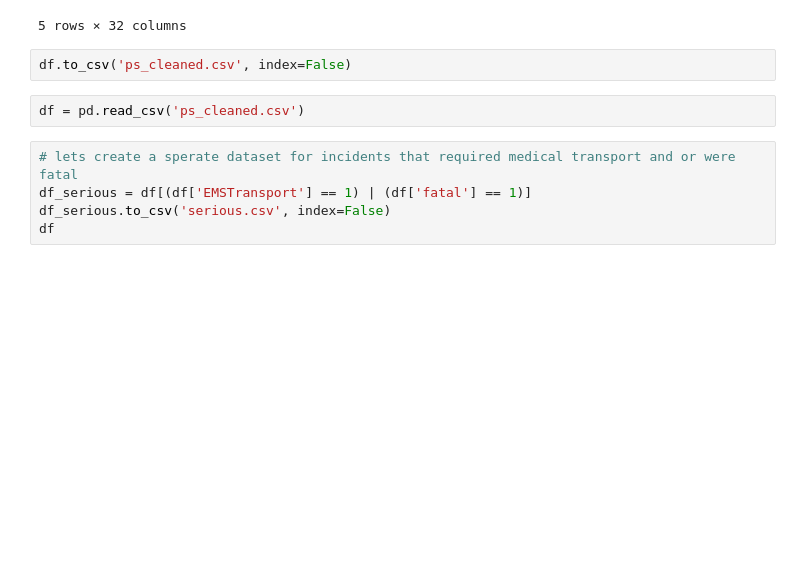
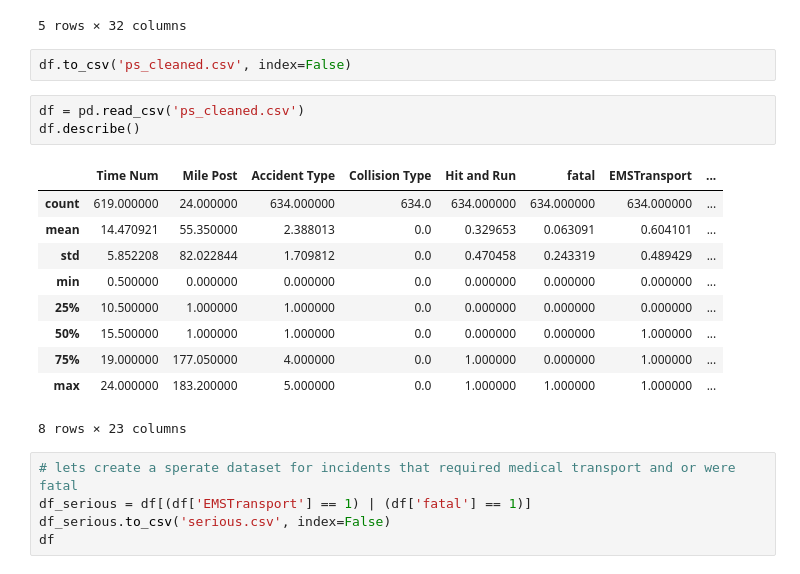
Before and after one commit to brundige/MetalPedal, a Jupyter notebook: traffic_data.ipynb, the cells around one changed output. Saved outputs shown, nothing was run; the diff lists cells and outputs as text; blank space fills up the shorter version.

```diff
--- a/traffic_data.ipynb
+++ b/traffic_data.ipynb
@@ -86,6 +86,18 @@ df.head()
 df.to_csv('ps_cleaned.csv', index=False)
 # %%
 df = pd.read_csv('ps_cleaned.csv')
+df.describe()
+# %% [output]
+|  | Time Num | Mile Post | Accident Type | Collision Type | Hit and Run | fatal | EMSTransport | ... |
+| count | 619.000000 | 24.000000 | 634.000000 | 634.0 | 634.000000 | 634.000000 | 634.000000 | ... |
+| mean | 14.470921 | 55.350000 | 2.388013 | 0.0 | 0.329653 | 0.063091 | 0.604101 | ... |
+| std | 5.852208 | 82.022844 | 1.709812 | 0.0 | 0.470458 | 0.243319 | 0.489429 | ... |
+| min | 0.500000 | 0.000000 | 0.000000 | 0.0 | 0.000000 | 0.000000 | 0.000000 | ... |
+| 25% | 10.500000 | 1.000000 | 1.000000 | 0.0 | 0.000000 | 0.000000 | 0.000000 | ... |
+| 50% | 15.500000 | 1.000000 | 1.000000 | 0.0 | 0.000000 | 0.000000 | 1.000000 | ... |
+| 75% | 19.000000 | 177.050000 | 4.000000 | 0.0 | 1.000000 | 0.000000 | 1.000000 | ... |
+| max | 24.000000 | 183.200000 | 5.000000 | 0.0 | 1.000000 | 1.000000 | 1.000000 | ... |
+8 rows × 23 columns
 # %%
 # lets create a sperate dataset for incidents that required medical transport and or were fatal
 df_serious = df[(df['EMSTransport'] == 1) | (df['fatal'] == 1)]
```
Also changed, not shown: parts of 1 cell of this notebook, 2 other files.
